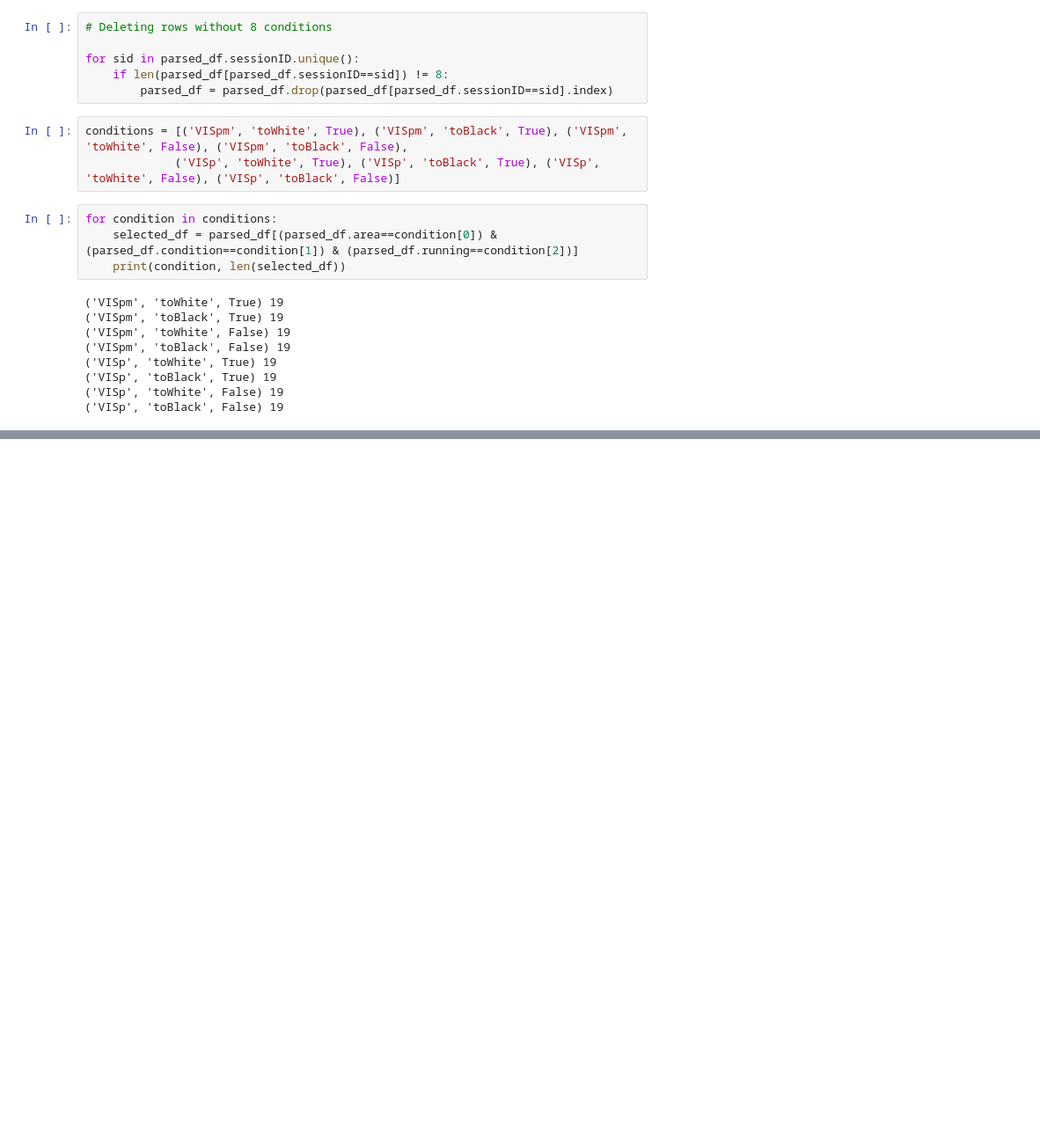
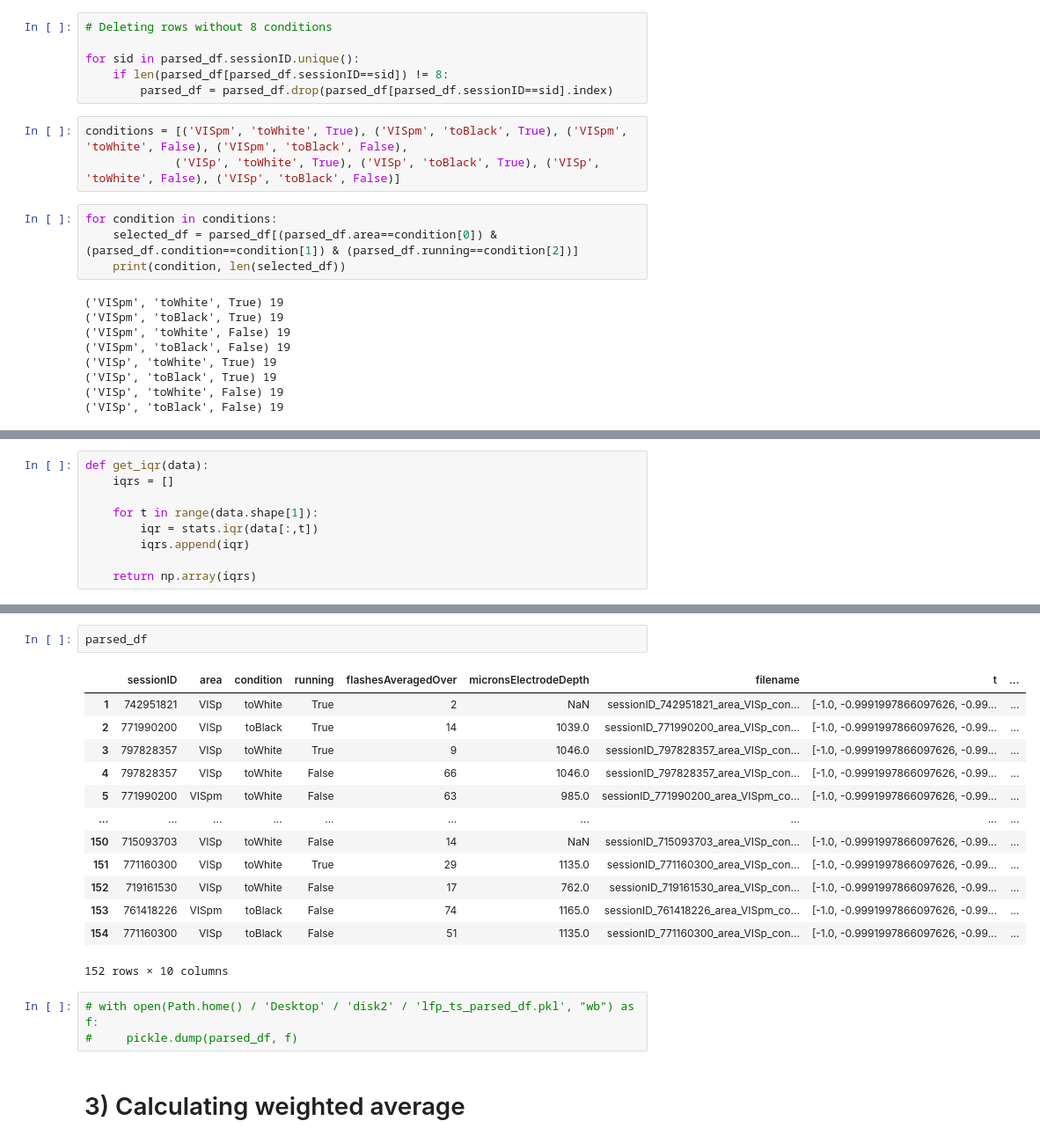
Before and after one commit to ikharitonov/allen-neuropixel-LFPs, a Jupyter notebook: lfp_grand_average/3-grand_average.ipynb, the cells around one changed output, grey strips where cells are left out. Shown at 88% size. Cells and saved outputs as stored; diff of their text form; blank space fills up the shorter version.

```diff
--- a/lfp_grand_average/3-grand_average.ipynb
+++ b/lfp_grand_average/3-grand_average.ipynb
@@ -45,0 +48,9 @@ for condition in conditions:
+# %%
+def get_iqr(data):
+    iqrs = []
+
+    for t in range(data.shape[1]):
+        iqr = stats.iqr(data[:,t])
+        iqrs.append(iqr)
+
+    return np.array(iqrs)
@@ -46,3 +73,24 @@ for condition in conditions:
+# %%
+parsed_df
+# %% [output]
+|  | sessionID | area | condition | running | flashesAveragedOver | micronsElectrodeDepth | filename | t | ... |
+| 1 | 742951821 | VISp | toWhite | True | 2 | NaN | sessionID_742951821_area_VISp_con... | [-1.0, -0.9991997866097626, -0.99... | ... |
+| 2 | 771990200 | VISp | toBlack | True | 14 | 1039.0 | sessionID_771990200_area_VISp_con... | [-1.0, -0.9991997866097626, -0.99... | ... |
+| 3 | 797828357 | VISp | toWhite | True | 9 | 1046.0 | sessionID_797828357_area_VISp_con... | [-1.0, -0.9991997866097626, -0.99... | ... |
+| 4 | 797828357 | VISp | toWhite | False | 66 | 1046.0 | sessionID_797828357_area_VISp_con... | [-1.0, -0.9991997866097626, -0.99... | ... |
+| 5 | 771990200 | VISpm | toWhite | False | 63 | 985.0 | sessionID_771990200_area_VISpm_co... | [-1.0, -0.9991997866097626, -0.99... | ... |
+| ... | ... | ... | ... | ... | ... | ... | ... | ... | ... |
+| 150 | 715093703 | VISp | toWhite | False | 14 | NaN | sessionID_715093703_area_VISp_con... | [-1.0, -0.9991997866097626, -0.99... | ... |
+| 151 | 771160300 | VISp | toWhite | True | 29 | 1135.0 | sessionID_771160300_area_VISp_con... | [-1.0, -0.9991997866097626, -0.99... | ... |
+| 152 | 719161530 | VISp | toWhite | False | 17 | 762.0 | sessionID_719161530_area_VISp_con... | [-1.0, -0.9991997866097626, -0.99... | ... |
+| 153 | 761418226 | VISpm | toBlack | False | 74 | 1165.0 | sessionID_761418226_area_VISpm_co... | [-1.0, -0.9991997866097626, -0.99... | ... |
+| 154 | 771160300 | VISp | toBlack | False | 51 | 1135.0 | sessionID_771160300_area_VISp_con... | [-1.0, -0.9991997866097626, -0.99... | ... |
+152 rows × 10 columns
+# %%
+# with open(Path.home() / 'Desktop' / 'disk2' / 'lfp_ts_parsed_df.pkl', "wb") as f:
+#     pickle.dump(parsed_df, f)
+# %% [markdown]
+# 3) Calculating weighted average
 # %%
 weighted_average_lfps = []
 
```
Also changed, not shown: parts of 11 cells of this notebook, 1 other file.
